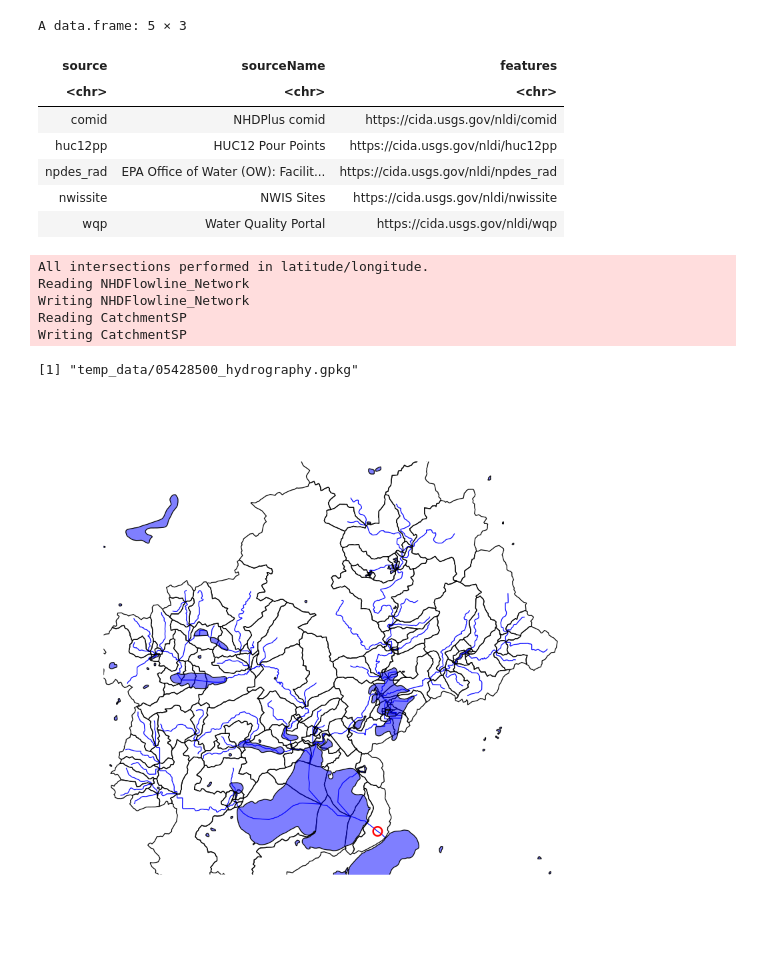
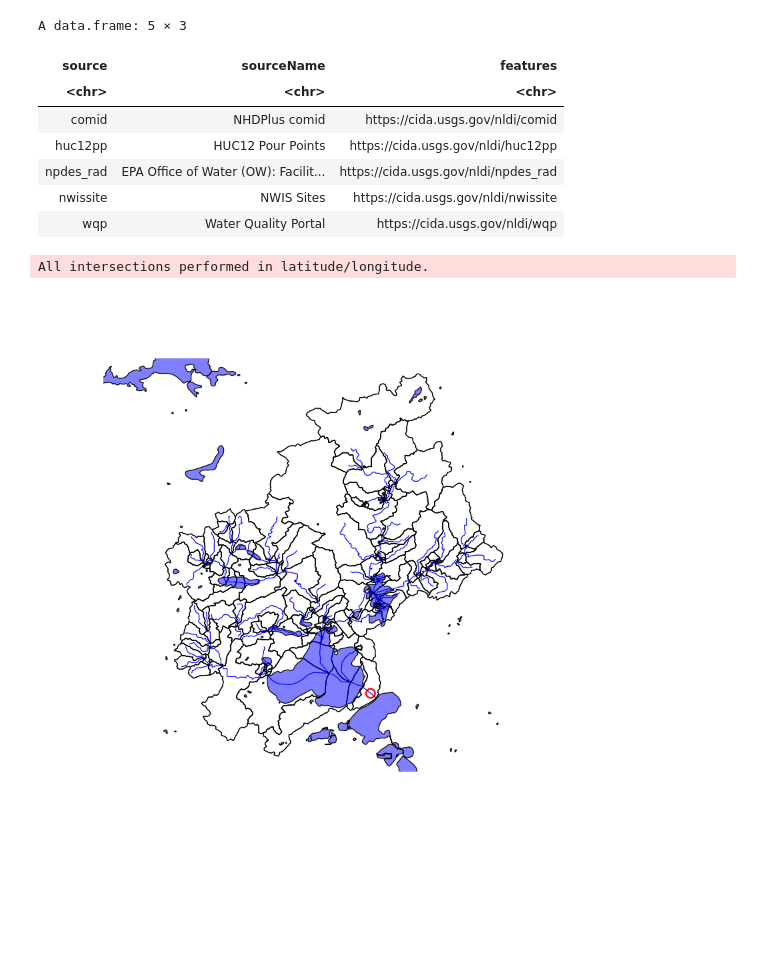
Before and after one commit to dblodgett-usgs/si_docker_jupyter_training, a Jupyter notebook: workspace/get_hydro_data.ipynb, the cells around one changed output. Cells and saved outputs as stored; diff of their text form; code cells hidden in the pictures; blank space fills up the shorter version.

Commit message:
updates, get data basically done

```diff
--- a/workspace/get_hydro_data.ipynb
+++ b/workspace/get_hydro_data.ipynb
@@ -20,10 +20,11 @@ nldi_feature <- list(featureSource = "nwissite",
 flowline <- navigate_nldi(nldi_feature,
                           mode = "upstreamTributaries",
                           data_source = "")
-
+try({
 subset_nhdplus(comids = flowline$nhdplus_comid,
                output_file = subset_gpkg,
                nhdplus_data = "download")
+    }, silent = TRUE)
 
 flowline <- sf::read_sf(subset_gpkg, "NHDFlowline_Network")
 catchment <- sf::read_sf(subset_gpkg, "CatchmentSP")
@@ -38,19 +39,15 @@ A data.frame: 5 × 3
 | nwissite | NWIS Sites | https://cida.usgs.gov/nldi/nwissite |
 | wqp | Water Quality Portal | https://cida.usgs.gov/nldi/wqp |
 All intersections performed in latitude/longitude.
-Reading NHDFlowline_Network
-Writing NHDFlowline_Network
-Reading CatchmentSP
-Writing CatchmentSP
-[1] "temp_data/05428500_hydrography.gpkg"
 # %%
-plot(sf::st_geometry(flowline), col = "blue")
+plot(sf::st_geometry(catchment))
+plot(sf::st_geometry(flowline), col = "blue", add = TRUE)
 plot(st_geometry(site_meta), cex = 1.5, lwd = 2, col = "red", add = TRUE)
 plot(sf::st_geometry(catchment), add = TRUE)
 plot(sf::st_geometry(waterbody), col = rgb(0, 0, 1, alpha = 0.5), add = TRUE)
 
 # For more see: https://usgs-r.github.io/nhdplusTools/articles/nhdplusTools.html
 # %% [output]
-[figure, old version]
+[figure, new version]
 # %%
 discharge <- "00060"
```
Also changed, not shown: parts of 9 cells of this notebook, 3 other files.
